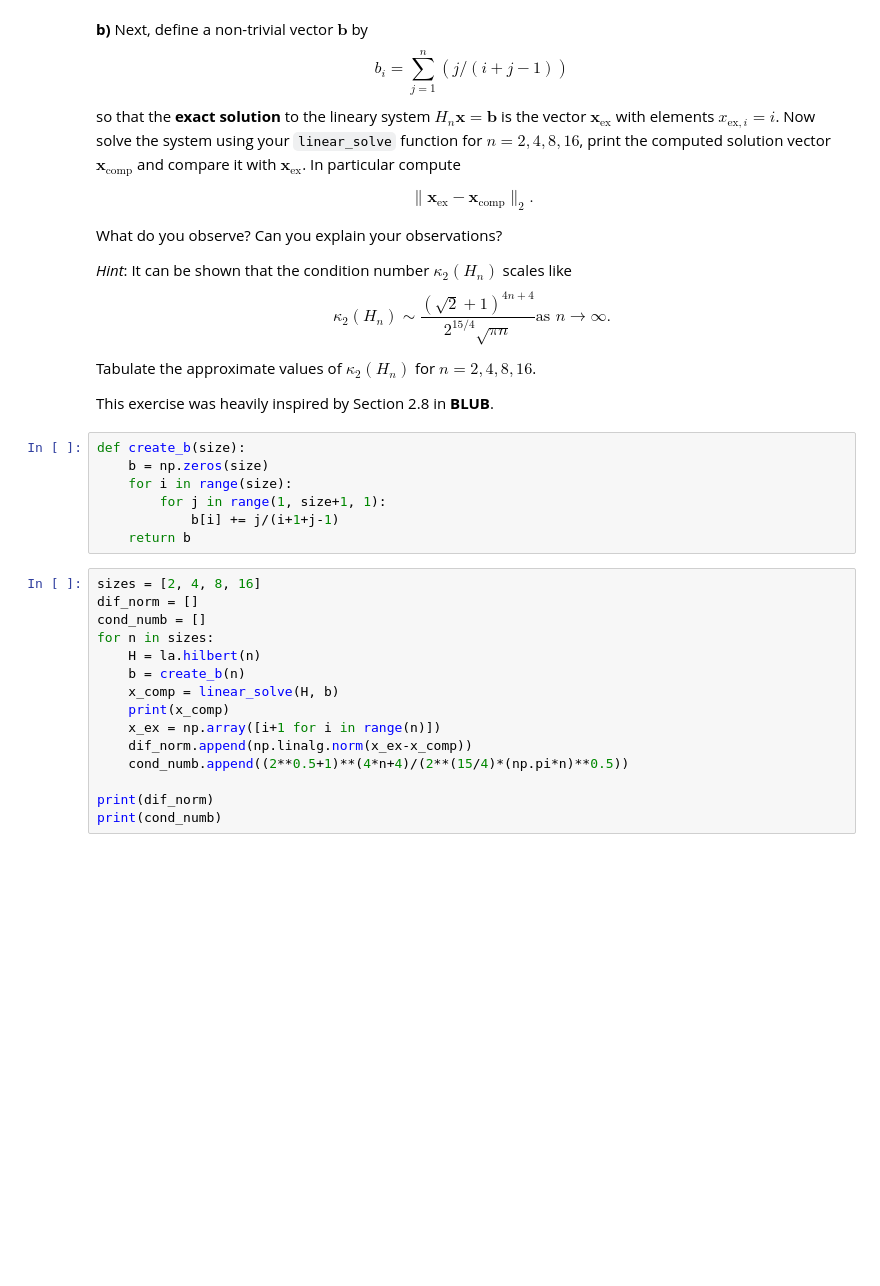
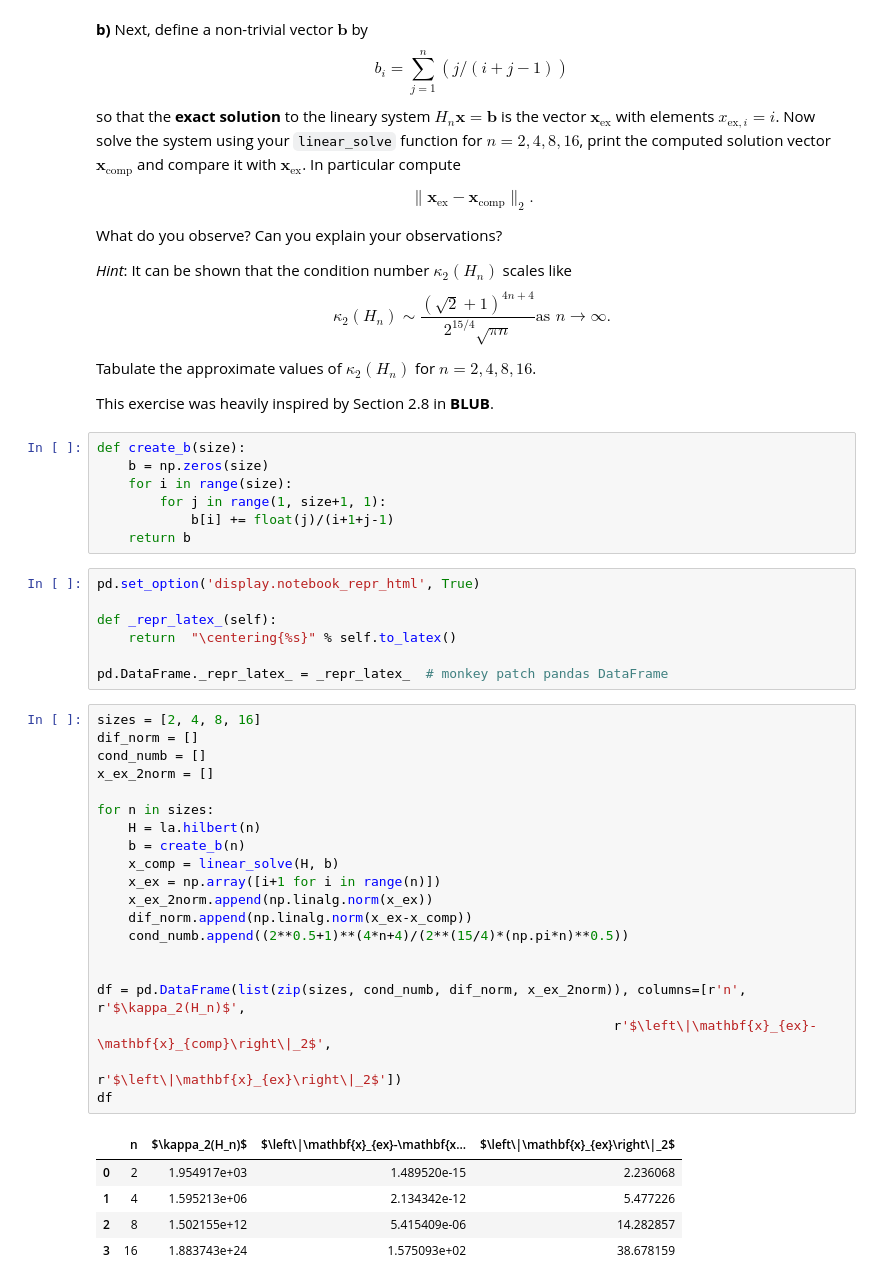
Before and after one commit to evedvik/TMA4215, a Jupyter notebook: lab01.ipynb, the cells around one changed output. Drawn from its saved outputs; the diff is of its cells as text; blank space fills up the shorter version.

```diff
--- a/lab01.ipynb
+++ b/lab01.ipynb
@@ -437,20 +469,38 @@ def create_b(size):
     b = np.zeros(size)
     for i in range(size):
         for j in range(1, size+1, 1):
-            b[i] += j/(i+1+j-1)
+            b[i] += float(j)/(i+1+j-1)
     return b
+# %%
+pd.set_option('display.notebook_repr_html', True)
+
+def _repr_latex_(self):
+    return  "\centering{%s}" % self.to_latex()
+
+pd.DataFrame._repr_latex_ = _repr_latex_  # monkey patch pandas DataFrame
 # %%
 sizes = [2, 4, 8, 16]
 dif_norm = []
 cond_numb = []
+x_ex_2norm = []
+
 for n in sizes:
     H = la.hilbert(n)
     b = create_b(n)
     x_comp = linear_solve(H, b)
-    print(x_comp)
     x_ex = np.array([i+1 for i in range(n)])
+    x_ex_2norm.append(np.linalg.norm(x_ex))
     dif_norm.append(np.linalg.norm(x_ex-x_comp))
     cond_numb.append((2**0.5+1)**(4*n+4)/(2**(15/4)*(np.pi*n)**0.5))
 
-print(dif_norm)
-print(cond_numb)
+
+df = pd.DataFrame(list(zip(sizes, cond_numb, dif_norm, x_ex_2norm)), columns=[r'n', r'$\kappa_2(H_n)$',
+                                                                  r'$\left\|\mathbf{x}_{ex}-\mathbf{x}_{comp}\right\|_2$',
+                                                                  r'$\left\|\mathbf{x}_{ex}\right\|_2$'])
+df
+# %% [output]
+|  | n | $\kappa_2(H_n)$ | $\left\|\mathbf{x}_{ex}-\mathbf{x... | $\left\|\mathbf{x}_{ex}\right\|_2$ |
+| 0 | 2 | 1.954917e+03 | 1.489520e-15 | 2.236068 |
+| 1 | 4 | 1.595213e+06 | 2.134342e-12 | 5.477226 |
+| 2 | 8 | 1.502155e+12 | 5.415409e-06 | 14.282857 |
+| 3 | 16 | 1.883743e+24 | 1.575093e+02 | 38.678159 |
```
Also changed, not shown: parts of 34 cells of this notebook.
